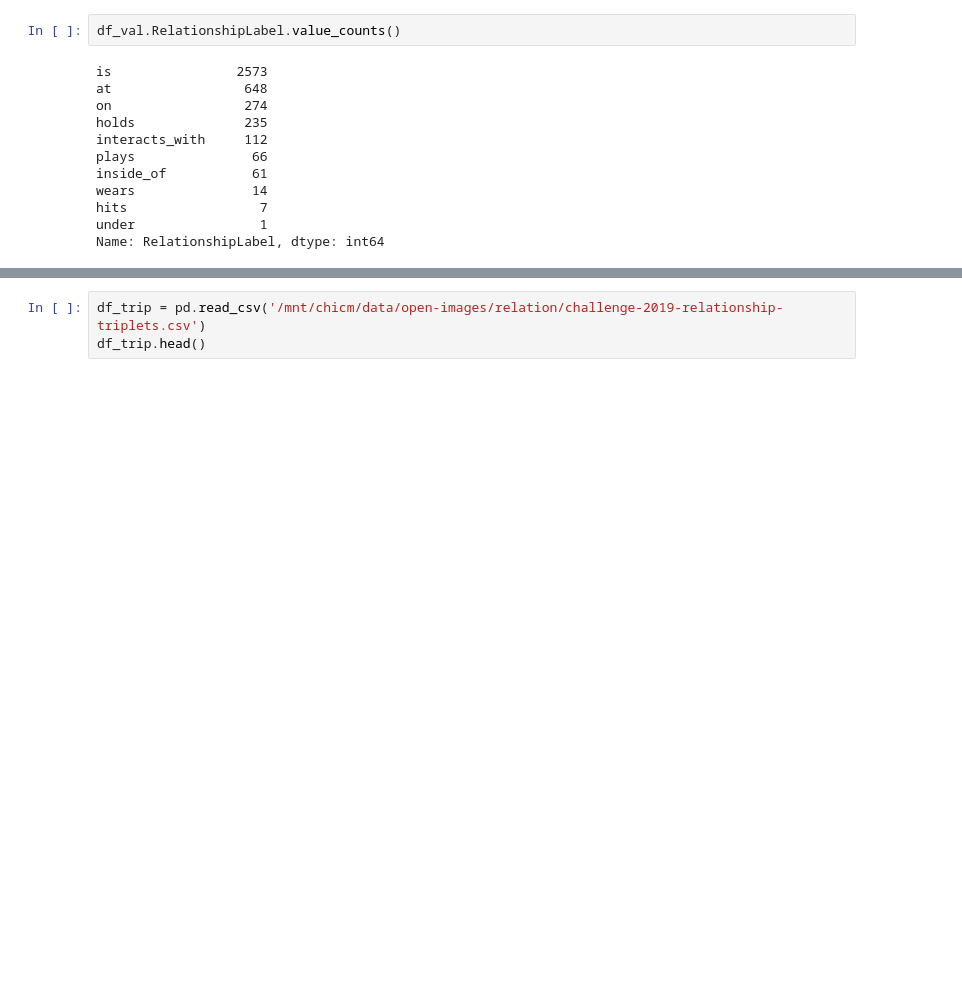
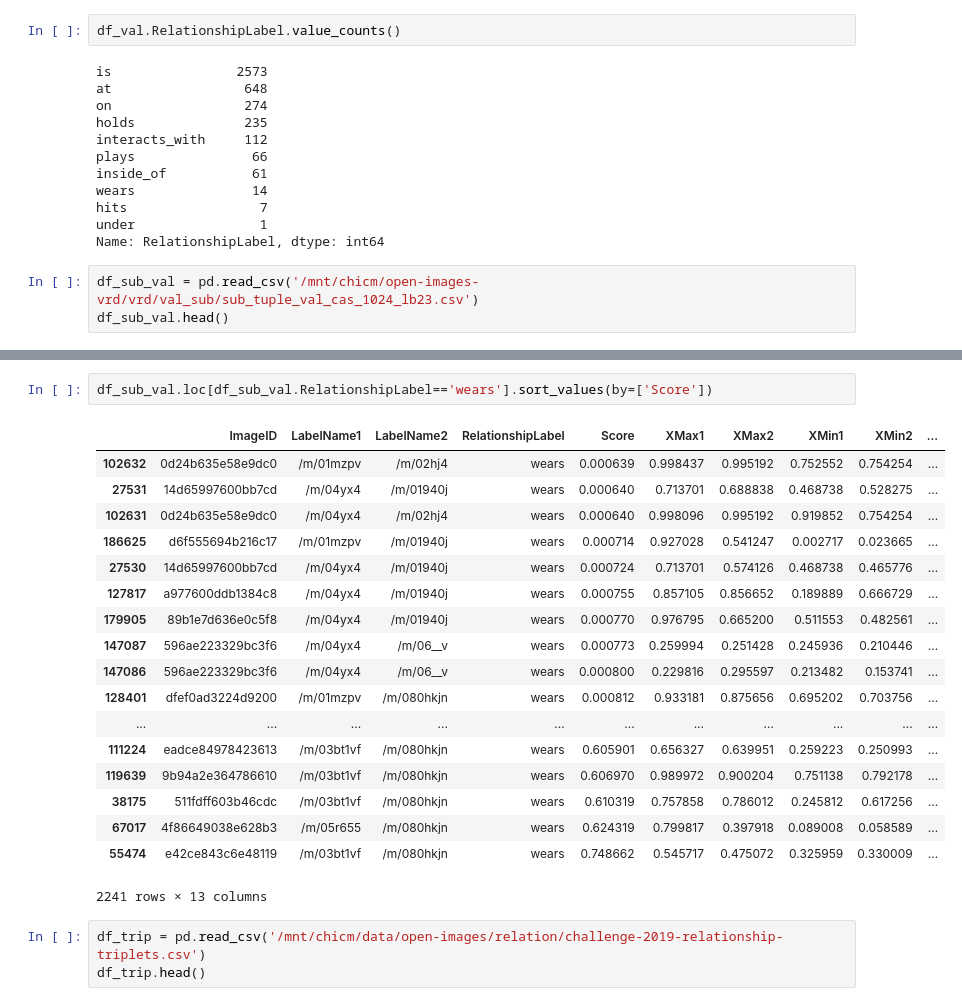
Before and after one commit to chicm/open-images-vrd, a Jupyter notebook: notebooks/eda.ipynb, the cells around one changed output, grey strips where cells are left out. Saved outputs shown, nothing was run; the diff lists cells and outputs as text; blank space fills up the shorter version.

```diff
--- a/notebooks/eda.ipynb
+++ b/notebooks/eda.ipynb
@@ -68,3 +296,6 @@ wears               14
 hits                 7
 under                1
 Name: RelationshipLabel, dtype: int64
+# %%
+df_sub_val = pd.read_csv('/mnt/chicm/open-images-vrd/vrd/val_sub/sub_tuple_val_cas_1024_lb23.csv')
+df_sub_val.head()
@@ -71,3 +322,24 @@ Name: RelationshipLabel, dtype: int64
+# %%
+df_sub_val.loc[df_sub_val.RelationshipLabel=='wears'].sort_values(by=['Score'])
+# %% [output]
+|  | ImageID | LabelName1 | LabelName2 | RelationshipLabel | Score | XMax1 | XMax2 | XMin1 | XMin2 | ... |
+| 102632 | 0d24b635e58e9dc0 | /m/01mzpv | /m/02hj4 | wears | 0.000639 | 0.998437 | 0.995192 | 0.752552 | 0.754254 | ... |
+| 27531 | 14d65997600bb7cd | /m/04yx4 | /m/01940j | wears | 0.000640 | 0.713701 | 0.688838 | 0.468738 | 0.528275 | ... |
+| 102631 | 0d24b635e58e9dc0 | /m/04yx4 | /m/02hj4 | wears | 0.000640 | 0.998096 | 0.995192 | 0.919852 | 0.754254 | ... |
+| 186625 | d6f555694b216c17 | /m/01mzpv | /m/01940j | wears | 0.000714 | 0.927028 | 0.541247 | 0.002717 | 0.023665 | ... |
+| 27530 | 14d65997600bb7cd | /m/04yx4 | /m/01940j | wears | 0.000724 | 0.713701 | 0.574126 | 0.468738 | 0.465776 | ... |
+| 127817 | a977600ddb1384c8 | /m/04yx4 | /m/01940j | wears | 0.000755 | 0.857105 | 0.856652 | 0.189889 | 0.666729 | ... |
+| 179905 | 89b1e7d636e0c5f8 | /m/04yx4 | /m/01940j | wears | 0.000770 | 0.976795 | 0.665200 | 0.511553 | 0.482561 | ... |
+| 147087 | 596ae223329bc3f6 | /m/04yx4 | /m/06__v | wears | 0.000773 | 0.259994 | 0.251428 | 0.245936 | 0.210446 | ... |
+| 147086 | 596ae223329bc3f6 | /m/04yx4 | /m/06__v | wears | 0.000800 | 0.229816 | 0.295597 | 0.213482 | 0.153741 | ... |
+| 128401 | dfef0ad3224d9200 | /m/01mzpv | /m/080hkjn | wears | 0.000812 | 0.933181 | 0.875656 | 0.695202 | 0.703756 | ... |
+| ... | ... | ... | ... | ... | ... | ... | ... | ... | ... | ... |
+| 111224 | eadce84978423613 | /m/03bt1vf | /m/080hkjn | wears | 0.605901 | 0.656327 | 0.639951 | 0.259223 | 0.250993 | ... |
+| 119639 | 9b94a2e364786610 | /m/03bt1vf | /m/080hkjn | wears | 0.606970 | 0.989972 | 0.900204 | 0.751138 | 0.792178 | ... |
+| 38175 | 511fdff603b46cdc | /m/03bt1vf | /m/080hkjn | wears | 0.610319 | 0.757858 | 0.786012 | 0.245812 | 0.617256 | ... |
+| 67017 | 4f86649038e628b3 | /m/05r655 | /m/080hkjn | wears | 0.624319 | 0.799817 | 0.397918 | 0.089008 | 0.058589 | ... |
+| 55474 | e42ce843c6e48119 | /m/03bt1vf | /m/080hkjn | wears | 0.748662 | 0.545717 | 0.475072 | 0.325959 | 0.330009 | ... |
+2241 rows × 13 columns
 # %%
 df_trip = pd.read_csv('/mnt/chicm/data/open-images/relation/challenge-2019-relationship-triplets.csv')
 df_trip.head()
```
Also changed, not shown: parts of 22 cells of this notebook, 8 other files.
